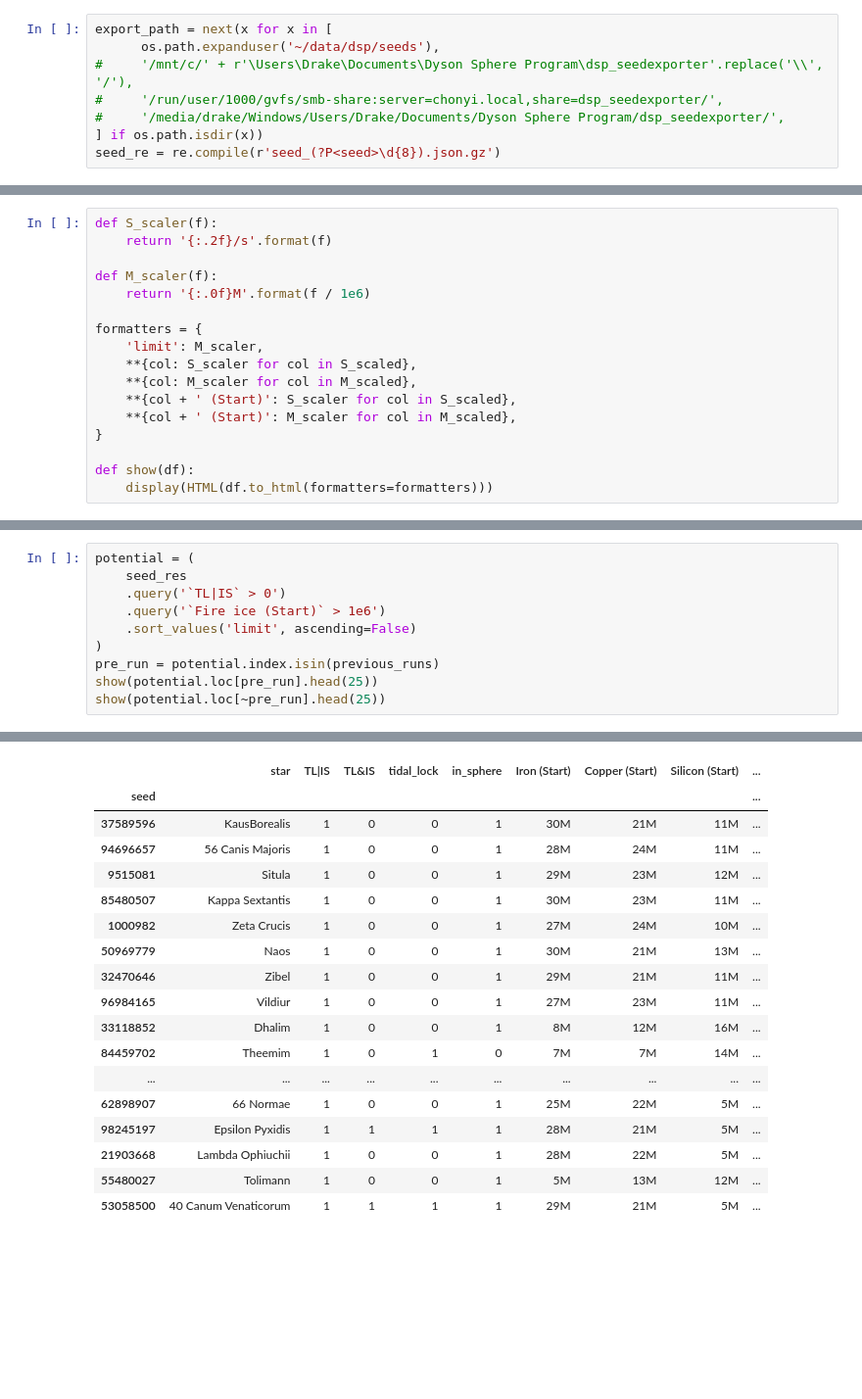
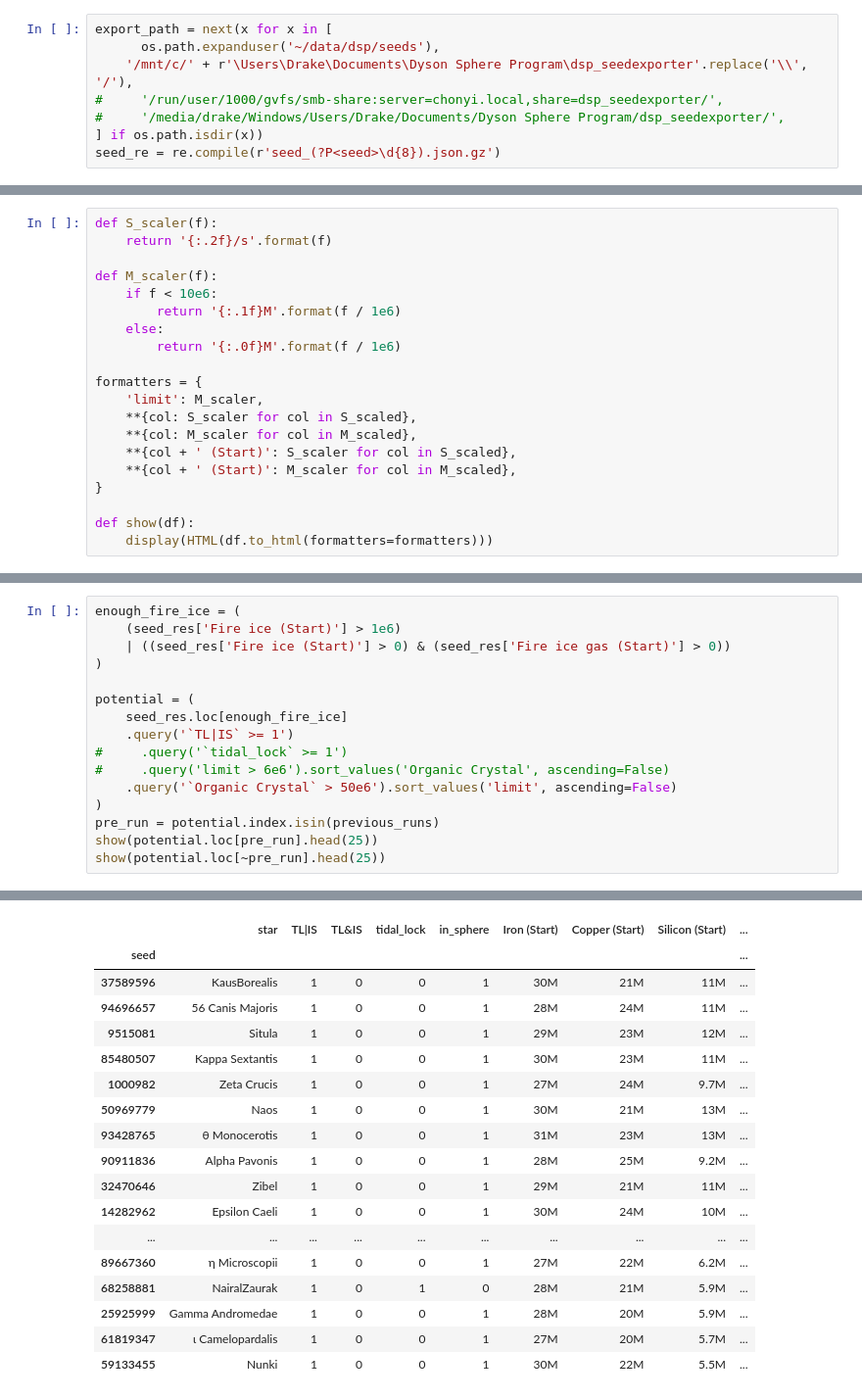
Before and after one commit to drakesiard/dsp-seed-export-parser, a Jupyter notebook: scanner.ipynb, the cells around one changed output, grey strips where cells are left out. Shown at 98% size. Drawn from its saved outputs; the diff is of its cells as text; blank space fills up the shorter version.

Commit message:
Check for fire ice in starting system

```diff
--- a/scanner.ipynb
+++ b/scanner.ipynb
@@ -48,7 +52,7 @@ previous_runs = [
 # %%
 export_path = next(x for x in [
       os.path.expanduser('~/data/dsp/seeds'),
-#     '/mnt/c/' + r'\Users\Drake\Documents\Dyson Sphere Program\dsp_seedexporter'.replace('\\', '/'),
+    '/mnt/c/' + r'\Users\Drake\Documents\Dyson Sphere Program\dsp_seedexporter'.replace('\\', '/'),
 #     '/run/user/1000/gvfs/smb-share:server=chonyi.local,share=dsp_seedexporter/',
 #     '/media/drake/Windows/Users/Drake/Documents/Dyson Sphere Program/dsp_seedexporter/',
 ] if os.path.isdir(x))
@@ -333,7 +362,10 @@ def S_scaler(f):
     return '{:.2f}/s'.format(f)
 
 def M_scaler(f):
-    return '{:.0f}M'.format(f / 1e6)
+    if f < 10e6:
+        return '{:.1f}M'.format(f / 1e6)
+    else:
+        return '{:.0f}M'.format(f / 1e6)
 
 formatters = {
     'limit': M_scaler,
@@ -361,9 +397,15 @@ seed_res = (
 # %%
+enough_fire_ice = (
+    (seed_res['Fire ice (Start)'] > 1e6)
+    | ((seed_res['Fire ice (Start)'] > 0) & (seed_res['Fire ice gas (Start)'] > 0))
+)
+
 potential = (
-    seed_res
-    .query('`TL|IS` > 0')
-    .query('`Fire ice (Start)` > 1e6')
-    .sort_values('limit', ascending=False)
+    seed_res.loc[enough_fire_ice]
+    .query('`TL|IS` >= 1')
+#     .query('`tidal_lock` >= 1')
+#     .query('limit > 6e6').sort_values('Organic Crystal', ascending=False)
+    .query('`Organic Crystal` > 50e6').sort_values('limit', ascending=False)
 )
 pre_run = potential.index.isin(previous_runs)
 show(potential.loc[pre_run].head(25))
@@ -376,18 +418,18 @@ show(potential.loc[~pre_run].head(25))
 |  | star | TL|IS | TL&IS | tidal_lock | in_sphere | Iron (Start) | Copper (Start) | Silicon (Start) | ... |
 | seed |  |  |  |  |  |  |  |  | ... |
 | 37589596 | KausBorealis | 1 | 0 | 0 | 1 | 30M | 21M | 11M | ... |
 | 94696657 | 56 Canis Majoris | 1 | 0 | 0 | 1 | 28M | 24M | 11M | ... |
 | 9515081 | Situla | 1 | 0 | 0 | 1 | 29M | 23M | 12M | ... |
 | 85480507 | Kappa Sextantis | 1 | 0 | 0 | 1 | 30M | 23M | 11M | ... |
-| 1000982 | Zeta Crucis | 1 | 0 | 0 | 1 | 27M | 24M | 10M | ... |
+| 1000982 | Zeta Crucis | 1 | 0 | 0 | 1 | 27M | 24M | 9.7M | ... |
 | 50969779 | Naos | 1 | 0 | 0 | 1 | 30M | 21M | 13M | ... |
+| 93428765 | θ Monocerotis | 1 | 0 | 0 | 1 | 31M | 23M | 13M | ... |
+| 90911836 | Alpha Pavonis | 1 | 0 | 0 | 1 | 28M | 25M | 9.2M | ... |
 | 32470646 | Zibel | 1 | 0 | 0 | 1 | 29M | 21M | 11M | ... |
-| 96984165 | Vildiur | 1 | 0 | 0 | 1 | 27M | 23M | 11M | ... |
-| 33118852 | Dhalim | 1 | 0 | 0 | 1 | 8M | 12M | 16M | ... |
-| 84459702 | Theemim | 1 | 0 | 1 | 0 | 7M | 7M | 14M | ... |
+| 14282962 | Epsilon Caeli | 1 | 0 | 0 | 1 | 30M | 24M | 10M | ... |
 | ... | ... | ... | ... | ... | ... | ... | ... | ... | ... |
-| 62898907 | 66 Normae | 1 | 0 | 0 | 1 | 25M | 22M | 5M | ... |
-| 98245197 | Epsilon Pyxidis | 1 | 1 | 1 | 1 | 28M | 21M | 5M | ... |
-| 21903668 | Lambda Ophiuchii | 1 | 0 | 0 | 1 | 28M | 22M | 5M | ... |
-| 55480027 | Tolimann | 1 | 0 | 0 | 1 | 5M | 13M | 12M | ... |
-| 53058500 | 40 Canum Venaticorum | 1 | 1 | 1 | 1 | 29M | 21M | 5M | ... |
+| 89667360 | η Microscopii | 1 | 0 | 0 | 1 | 27M | 22M | 6.2M | ... |
+| 68258881 | NairalZaurak | 1 | 0 | 1 | 0 | 28M | 21M | 5.9M | ... |
+| 25925999 | Gamma Andromedae | 1 | 0 | 0 | 1 | 28M | 20M | 5.9M | ... |
+| 61819347 | ι Camelopardalis | 1 | 0 | 0 | 1 | 27M | 20M | 5.7M | ... |
+| 59133455 | Nunki | 1 | 0 | 0 | 1 | 30M | 22M | 5.5M | ... |
```
Also changed, not shown: parts of 19 cells of this notebook.
